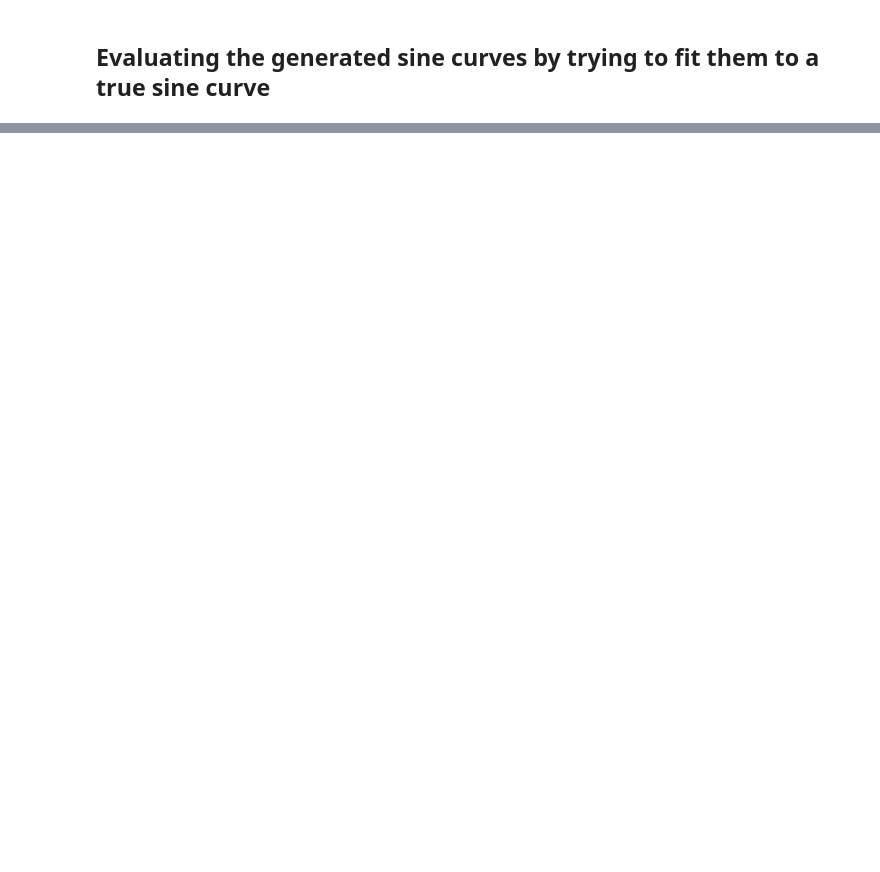
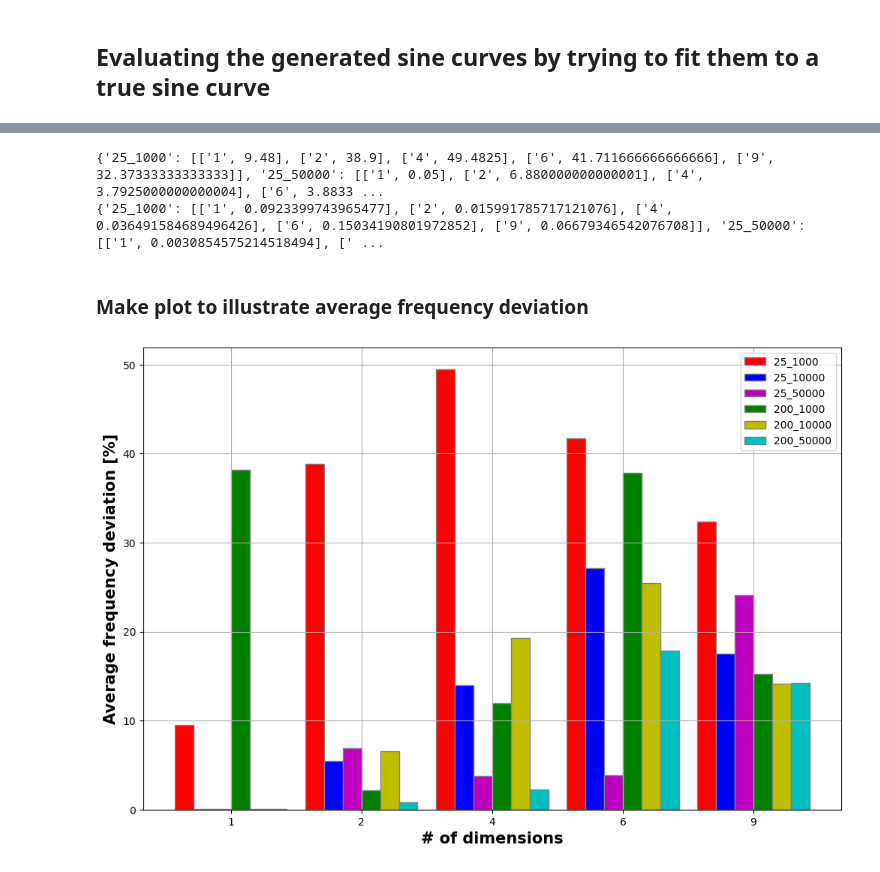
Before and after one commit to fredrikSveen/MSc_time_series_GAN, a Jupyter notebook: curve_fitting.ipynb, the cells around one changed output, grey strips where cells are left out. Drawn from its saved outputs; the diff is of its cells as text; code cells hidden in the pictures; blank space fills up the shorter version.

```diff
--- a/curve_fitting.ipynb
+++ b/curve_fitting.ipynb
@@ -189,0 +200,57 @@ Parameters (seq_len n_iterations): 200_50000, avg. dev: 14.25%
+# %%
+sorted_results = {}
+sorted_rss = {}
+for key, val in results.items():
+    for el in val:
+        if el[0] in sorted_results:
+            sorted_results[el[0]].append([key, np.mean([i[0] for i in el[1]])])
+            sorted_rss[el[0]].append([key, np.mean([i[1] for i in el[1]])])
+        else:
+            sorted_results[el[0]] = [[key, np.mean([i[0] for i in el[1]])]]
+            sorted_rss[el[0]] = [[key, np.mean([i[1] for i in el[1]])]]
+
+print(sorted_results)
+print(sorted_rss)
+# %% [output]
+{'25_1000': [['1', 9.48], ['2', 38.9], ['4', 49.4825], ['6', 41.711666666666666], ['9', 32.37333333333333]], '25_50000': [['1', 0.05], ['2', 6.880000000000001], ['4', 3.7925000000000004], ['6', 3.8833 ...
+{'25_1000': [['1', 0.0923399743965477], ['2', 0.015991785717121076], ['4', 0.036491584689496426], ['6', 0.15034190801972852], ['9', 0.06679346542076708]], '25_50000': [['1', 0.0030854575214518494], [' ...
+# %% [markdown]
+### Make plot to illustrate average frequency deviation
+# %%
+# set width of bar
+barWidth = 1/7
+fig = plt.subplots(figsize =(12, 8))
+
+# Set position of bar on X axis
+br1 = np.arange(len(sorted_results['25_1000']))
+br2 = [x + barWidth for x in br1]
+br3 = [x + barWidth for x in br2]
+br4 = [x + barWidth for x in br3]
+br5 = [x + barWidth for x in br4]
+br6 = [x + barWidth for x in br5]
+
+# Make the plot
+plt.bar(br1, [el[1] for el in sorted_results['25_1000']], color ='r', width = barWidth,
+        edgecolor ='grey', label ='25_1000')
+plt.bar(br2, [el[1] for el in sorted_results['25_10000']], color ='b', width = barWidth,
+        edgecolor ='grey', label ='25_10000')
+plt.bar(br3, [el[1] for el in sorted_results['25_50000']], color ='m', width = barWidth,
+        edgecolor ='grey', label ='25_50000')
+plt.bar(br4, [el[1] for el in sorted_results['200_1000']], color ='g', width = barWidth,
+        edgecolor ='grey', label ='200_1000')
+plt.bar(br5, [el[1] for el in sorted_results['200_10000']], color ='y', width = barWidth,
+        edgecolor ='grey', label ='200_10000')
+plt.bar(br6, [el[1] for el in sorted_results['200_50000']], color ='c', width = barWidth,
+        edgecolor ='grey', label ='200_50000')
+
+# Adding Xticks
+plt.xlabel('# of dimensions', fontweight ='bold', fontsize = 15)
+plt.ylabel('Average frequency deviation [%]', fontweight ='bold', fontsize = 15)
+plt.xticks([r + 2.5*barWidth for r in range(5)],
+        ['1', '2', '4', '6', '9'])
+
+plt.legend()
+plt.grid()
+plt.show()
+# %% [output]
+[figure, added]
```
Also changed, not shown: parts of 12 cells of this notebook, 4 other files.
